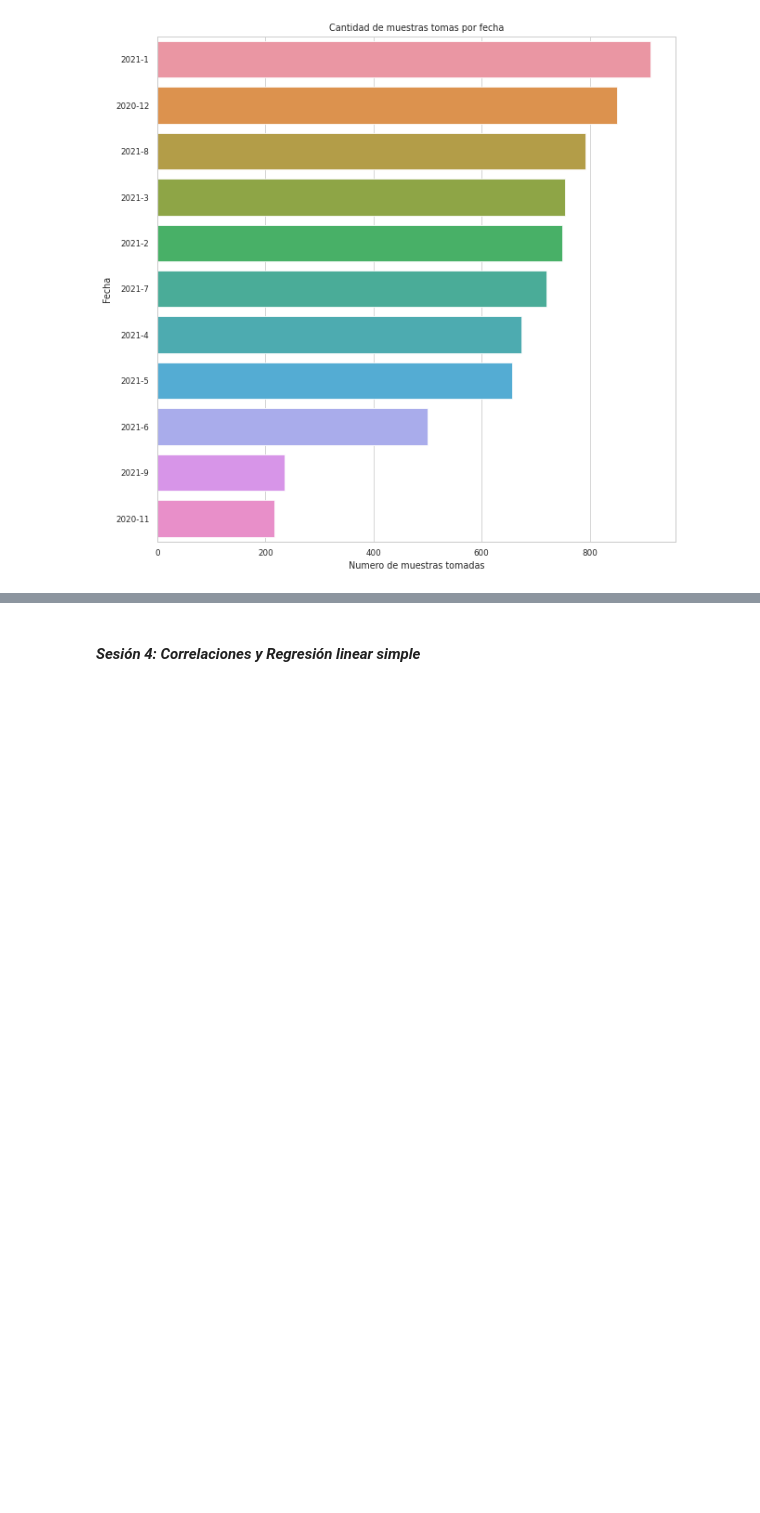
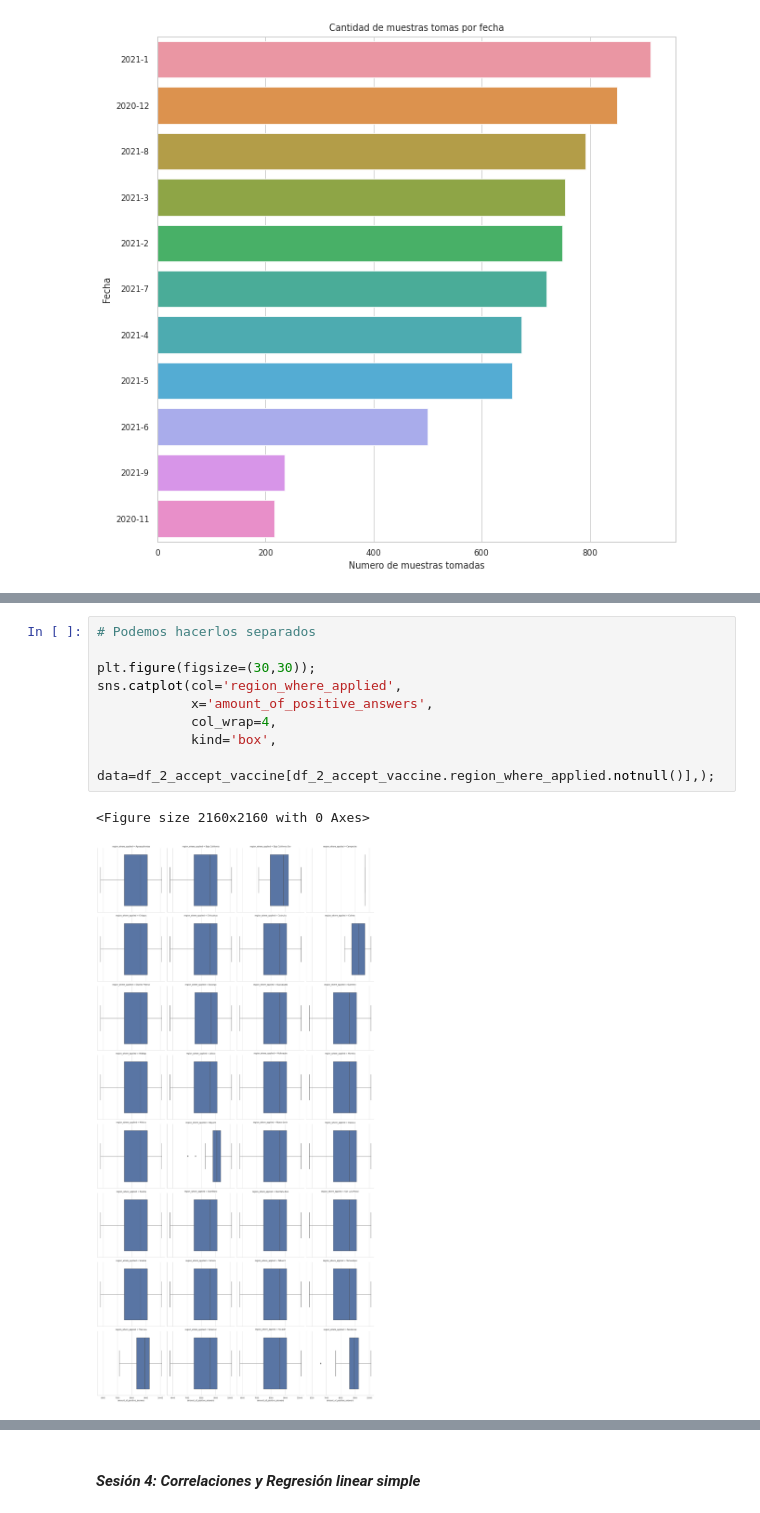
Before and after one commit to CarlosJiZe/Prueba, a Jupyter notebook: Copia_de_Notebook_Proyecto_final_(Data_Science_F3,_M1).ipynb, the cells around one changed output, grey strips where cells are left out. Saved outputs shown, nothing was run; the diff lists cells and outputs as text; blank space fills up the shorter version.

```diff
--- a/Copia_de_Notebook_Proyecto_final_(Data_Science_F3,_M1).ipynb
+++ b/Copia_de_Notebook_Proyecto_final_(Data_Science_F3,_M1).ipynb
@@ -1105,0 +1180,12 @@ ax.set(ylabel='Fecha', xlabel='Numero de muestras tomadas');
+# %%
+# Podemos hacerlos separados
+
+plt.figure(figsize=(30,30));
+sns.catplot(col='region_where_applied',
+            x='amount_of_positive_answers',
+            col_wrap=4,
+            kind='box',
+            data=df_2_accept_vaccine[df_2_accept_vaccine.region_where_applied.notnull()],);
+# %% [output]
+<Figure size 2160x2160 with 0 Axes>
+[figure, added]
```
Also changed, not shown: parts of 17 cells of this notebook.
